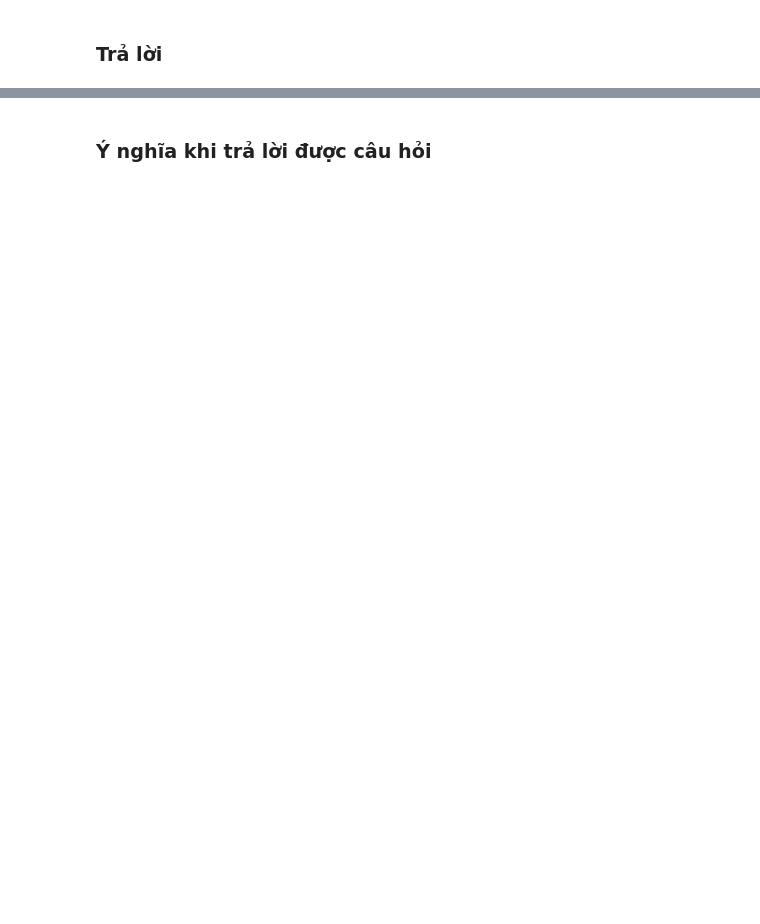
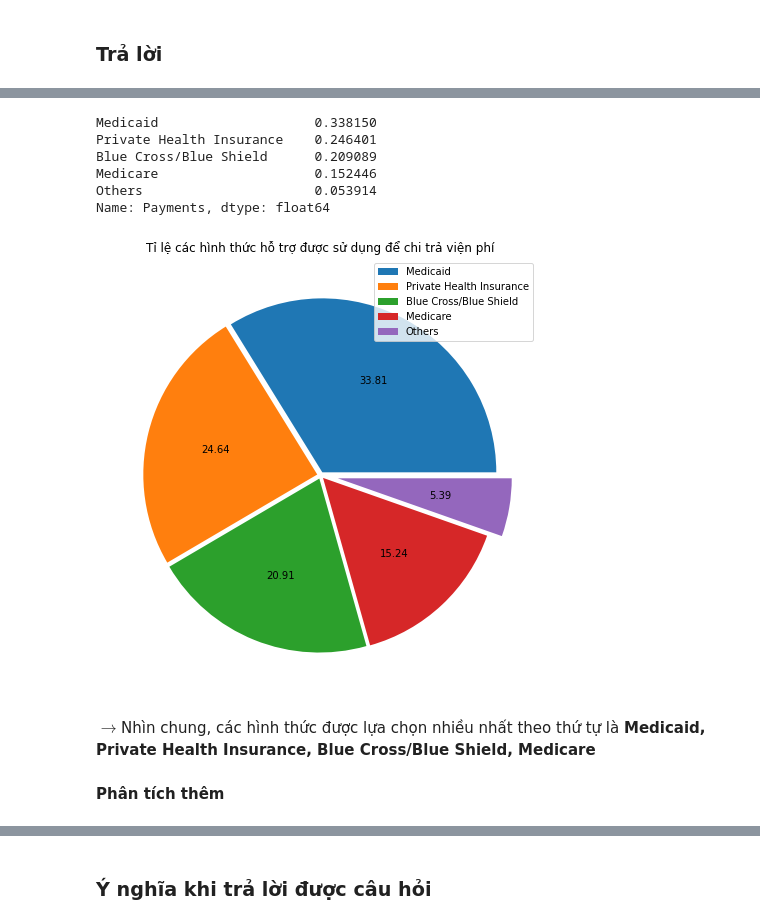
Before and after one commit to viplazylmht/P4DS_final, a Jupyter notebook: P4DS_Final.ipynb, the cells around one changed output, grey strips where cells are left out. Drawn from its saved outputs; the diff is of its cells as text; code cells hidden in the pictures; blank space fills up the shorter version.

```diff
--- a/P4DS_Final.ipynb
+++ b/P4DS_Final.ipynb
@@ -420,0 +478,4 @@ $\rightarrow$ Dữ liệu không còn chứa các thuộc tính bị khuyết.
+# %%
+# lọc ra các dòng chỉ sử dụng 1 hình thức thanh toán
+one_type = filter_df.loc[(filter_df['Num'] == 1) & (filter_df['Payments']!='Self-Pay') & (filter_df['Payments']!='Unknown')]
+one_type.head(3)
@@ -420,0 +487,14 @@ $\rightarrow$ Dữ liệu không còn chứa các thuộc tính bị khuyết.
+# %%
+threshold = 0.1
+types = pd.Series(one_type['Payments'].value_counts(normalize=True))
+others = types.loc[types < threshold]
+types = types.loc[types > threshold]
+types['Others'] = others.sum()
+types
+# %% [output]
+Medicaid                    0.338150
+Private Health Insurance    0.246401
+Blue Cross/Blue Shield      0.209089
+Medicare                    0.152446
+Others                      0.053914
+Name: Payments, dtype: float64
@@ -420,0 +504,17 @@ $\rightarrow$ Dữ liệu không còn chứa các thuộc tính bị khuyết.
+# %%
+explode = ([0.02]* (types.shape[0]-1))
+explode.append(0.1)
+explode = tuple(explode)
+# %%
+plt.subplots(figsize=(10, 8))
+types.plot.pie(autopct='%.2f', explode =explode, labels=None)
+plt.ylabel('')
+plt.legend(types.index)
+plt.title('Tỉ lệ các hình thức hỗ trợ được sử dụng để chi trả viện phí')
+plt.show()
+# %% [output]
+[figure, added]
+# %% [markdown]
+$\rightarrow$Nhìn chung, các hình thức được lựa chọn nhiều nhất theo thứ tự là **Medicaid, Private Health Insurance, Blue Cross/Blue Shield, Medicare**
+# %% [markdown]
+**Phân tích thêm**
```
Also changed, not shown: parts of 21 cells of this notebook, 1 other file.
